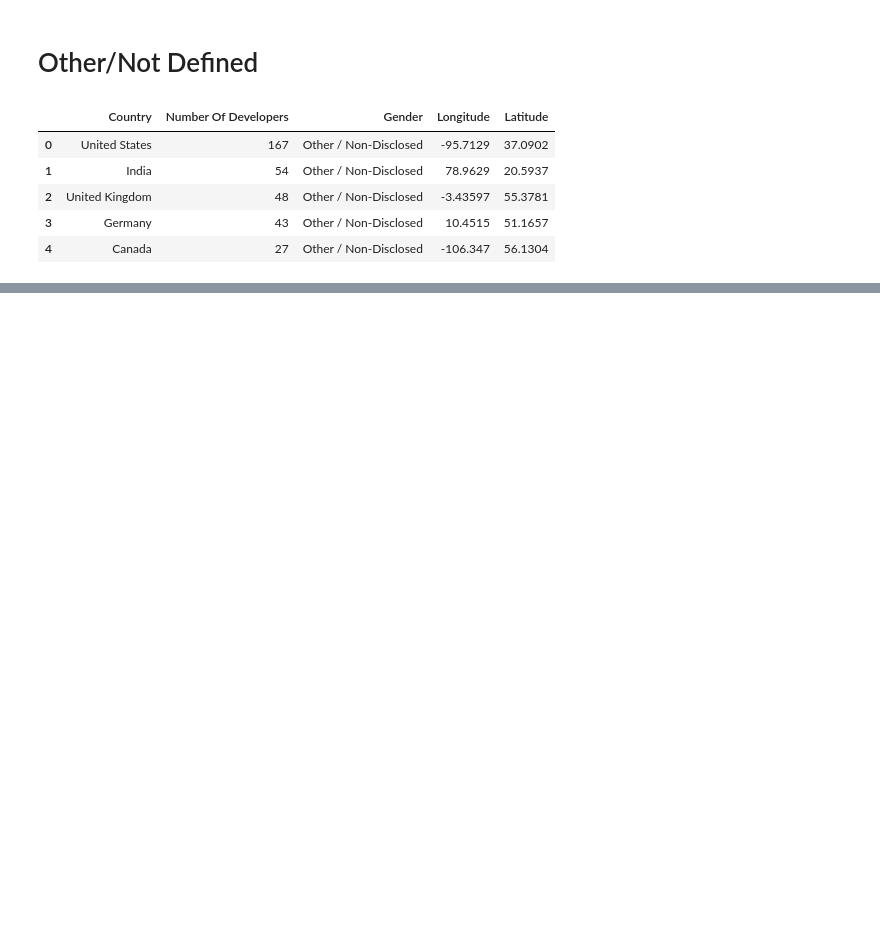
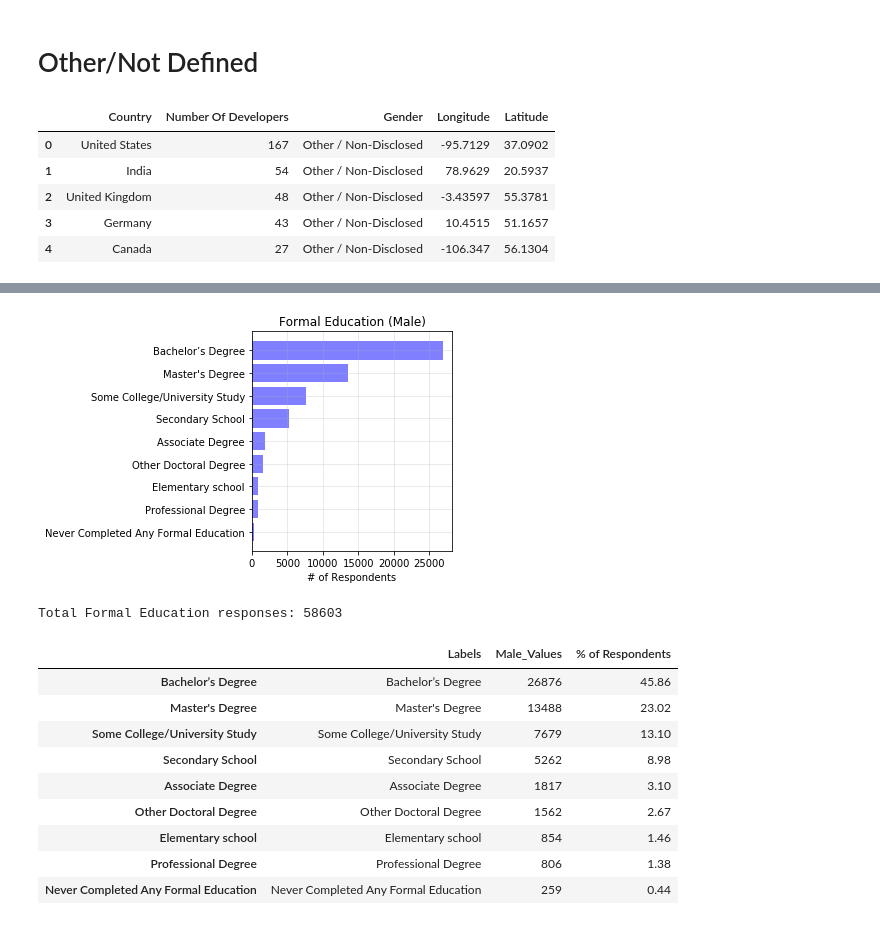
Before and after one commit to poojasheelvanth/Group-5-monwed, a Jupyter notebook: Files/Stack_Overflow_Developers_Analysis.ipynb, the cells around one changed output, grey strips where cells are left out. Cells and saved outputs as stored; diff of their text form; code cells hidden in the pictures; blank space fills up the shorter version.

```diff
--- a/Files/Stack_Overflow_Developers_Analysis.ipynb
+++ b/Files/Stack_Overflow_Developers_Analysis.ipynb
@@ -346,0 +516,39 @@ fig
+# %%
+FE_Male_df_temp = FE_Gender_df.loc[FE_Gender_df["Gender"]=="Male",:]
+FE_Male_df = FE_Male_df_temp.dropna()
+
+FE_Male_df_count = FE_Male_df['FormalEducation'].value_counts()
+Per_Male = round(((FE_Male_df_count/FE_Male_df_count.sum())*100),2)
+
+
+FE_Male_df = pd.DataFrame({'Labels' : FE_Male_df_count.index,
+                            'Male_Values' : FE_Male_df_count.values,
+                           "% of Respondents" : Per_Male
+
+})
+
+plt.barh(FE_Male_df['Labels'],FE_Male_df['Male_Values'], color='blue', alpha=0.5, align="center")
+plt.gca().invert_yaxis()
+plt.grid(alpha = 0.33)
+plt.title("Formal Education (Male)")
+plt.xlabel("# of Respondents")
+plt.tight_layout()
+# plt.savefig("Images/Formal_Education_Male.png")
+plt.show()
+
+print(f"Total Formal Education responses: {FE_Male_df_count.sum()}")
+
+FE_Male_df
+# %% [output]
+[figure, added]
+Total Formal Education responses: 58603
+|  | Labels | Male_Values | % of Respondents |
+| Bachelor’s Degree | Bachelor’s Degree | 26876 | 45.86 |
+| Master's Degree | Master's Degree | 13488 | 23.02 |
+| Some College/University Study | Some College/University Study | 7679 | 13.10 |
+| Secondary School | Secondary School | 5262 | 8.98 |
+| Associate Degree | Associate Degree | 1817 | 3.10 |
+| Other Doctoral Degree | Other Doctoral Degree | 1562 | 2.67 |
+| Elementary school | Elementary school | 854 | 1.46 |
+| Professional Degree | Professional Degree | 806 | 1.38 |
+| Never Completed Any Formal Education | Never Completed Any Formal Education | 259 | 0.44 |
```
Also changed, not shown: parts of 53 cells of this notebook, 9 other files.
